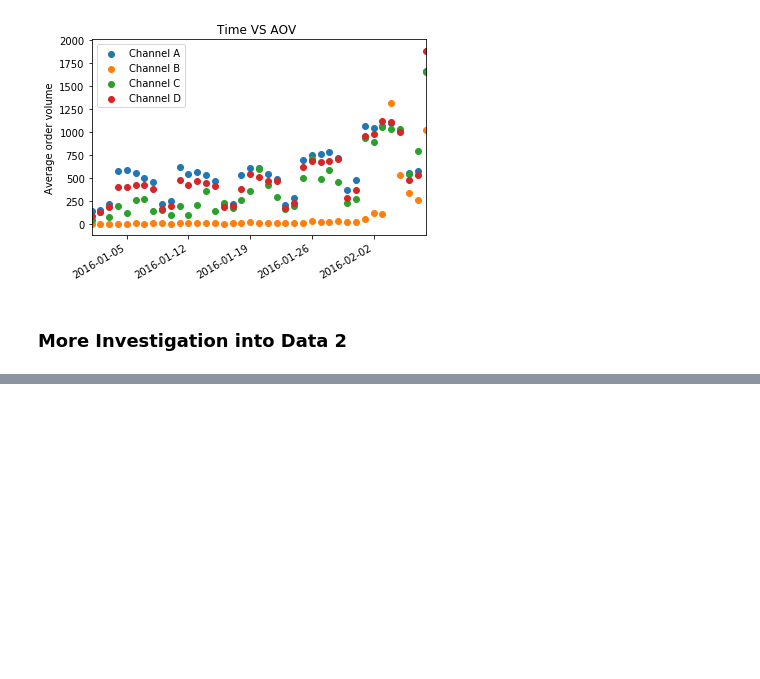
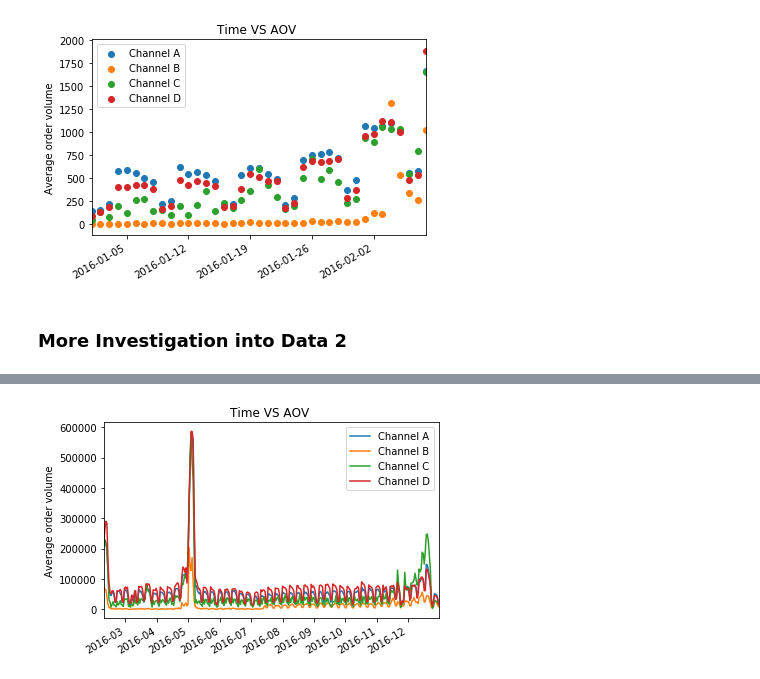
Before and after one commit to swong28/Interview-Assessments, a Jupyter notebook: Company1/Assessment Questions for an Interview.ipynb, the cells around one changed output, grey strips where cells are left out. Cells and saved outputs as stored; diff of their text form; code cells hidden in the pictures; blank space fills up the shorter version.

```diff
--- a/Company1/Assessment Questions for an Interview.ipynb
+++ b/Company1/Assessment Questions for an Interview.ipynb
@@ -300,0 +327,17 @@ plt.show()
+# %%
+# Rvenue column
+channels = ['Channel A', 'Channel B', 'Channel C', 'Channel D']
+
+# plot time vs transaction for each channel
+plt.figure()
+plt.title('Time VS AOV ')
+for channel in channels:
+    temp = df_2[df_2.Channel == channel]
+    plt.plot(temp.Date.values, temp.Revenue.values)
+plt.legend(channels)
+plt.gcf().autofmt_xdate()
+plt.ylabel('Average order volume')
+plt.xlim(temp.Date.values[0], temp.Date.values[-1])
+plt.show()
+# %% [output]
+[figure, added]
```
Also changed, not shown: parts of 19 cells of this notebook.
